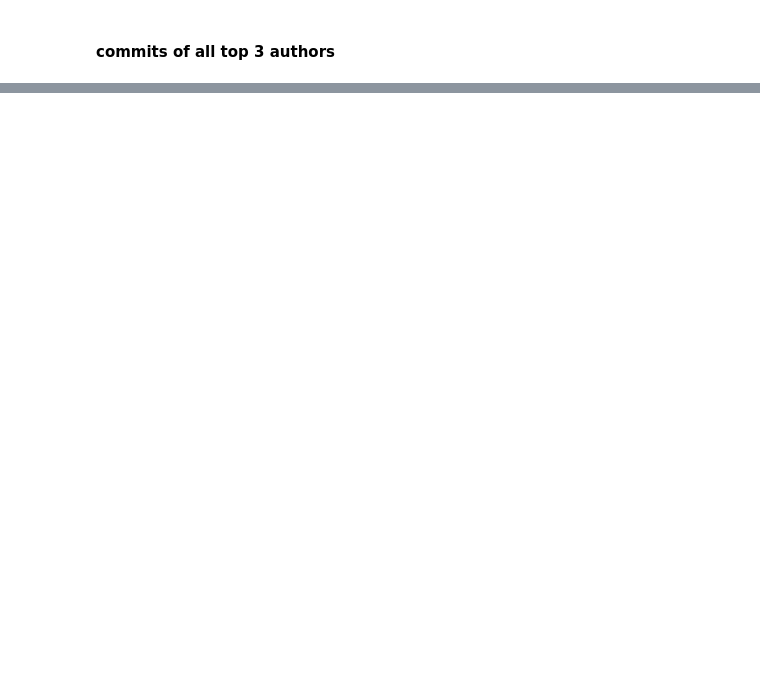
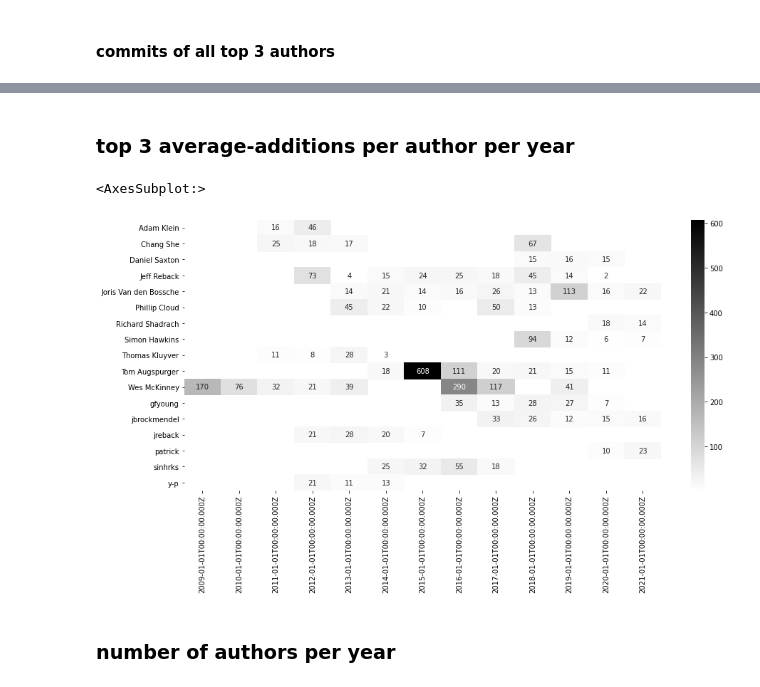
Before and after one commit to netzkolchose/elastipy, a Jupyter notebook: examples/gitlogs.ipynb, the cells around one changed output, grey strips where cells are left out. Cells and saved outputs as stored; diff of their text form; code cells hidden in the pictures; blank space fills up the shorter version.

```diff
--- a/examples/gitlogs.ipynb
+++ b/examples/gitlogs.ipynb
@@ -151,0 +92,16 @@ s.execute().dump.documents()
+# %% [markdown]
+### top 3 average-additions per author per year
+# %%
+s = search()
+agg = s.agg_filters("author", filters={key: query.Term("author", key) for key in top_authors})
+agg = agg.agg_date_histogram("date", calendar_interval="year")
+agg = agg.metric_avg("avg-add", field="changes.additions", return_self=True)
+agg.execute().plot.heatmap(
+    sort=True, replace={0: np.nan},
+    annot=True, fmt=".0f", figsize=(15, .6), cmap="gray_r"
+)
+# %% [output]
+<AxesSubplot:>
+[figure, added]
+# %% [markdown]
+### number of authors per year
```
Also changed, not shown: parts of 48 cells of this notebook, 17 other files.
